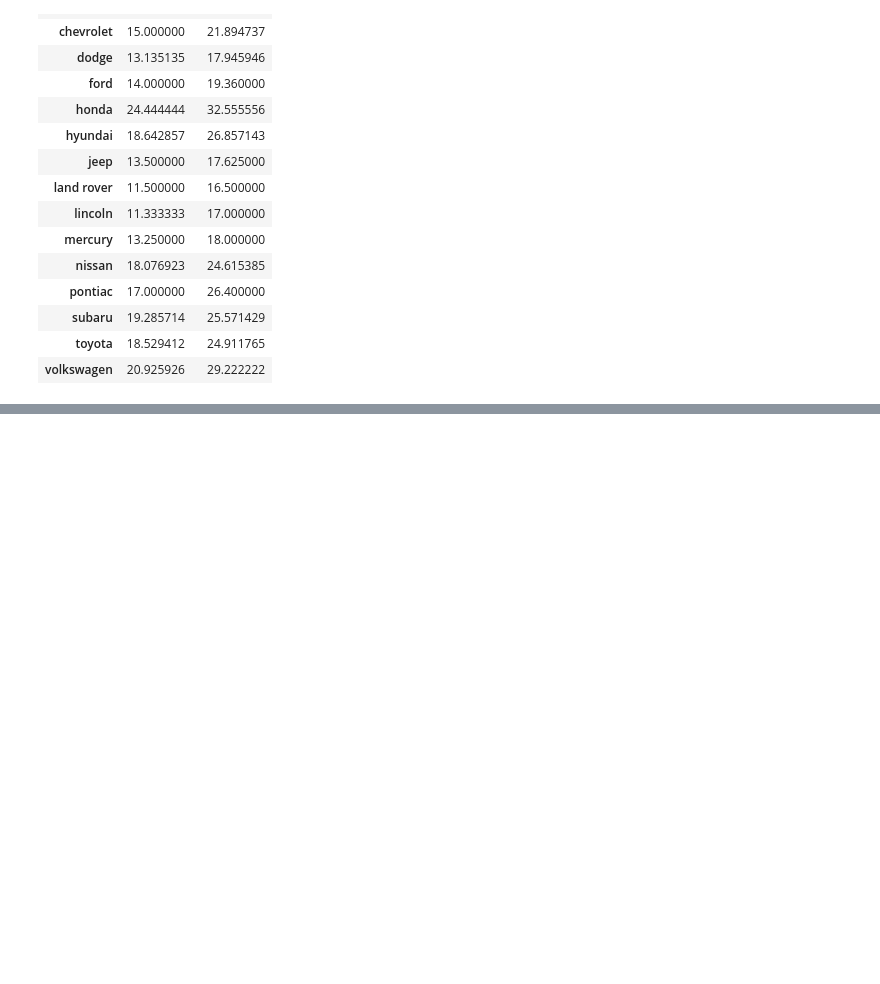
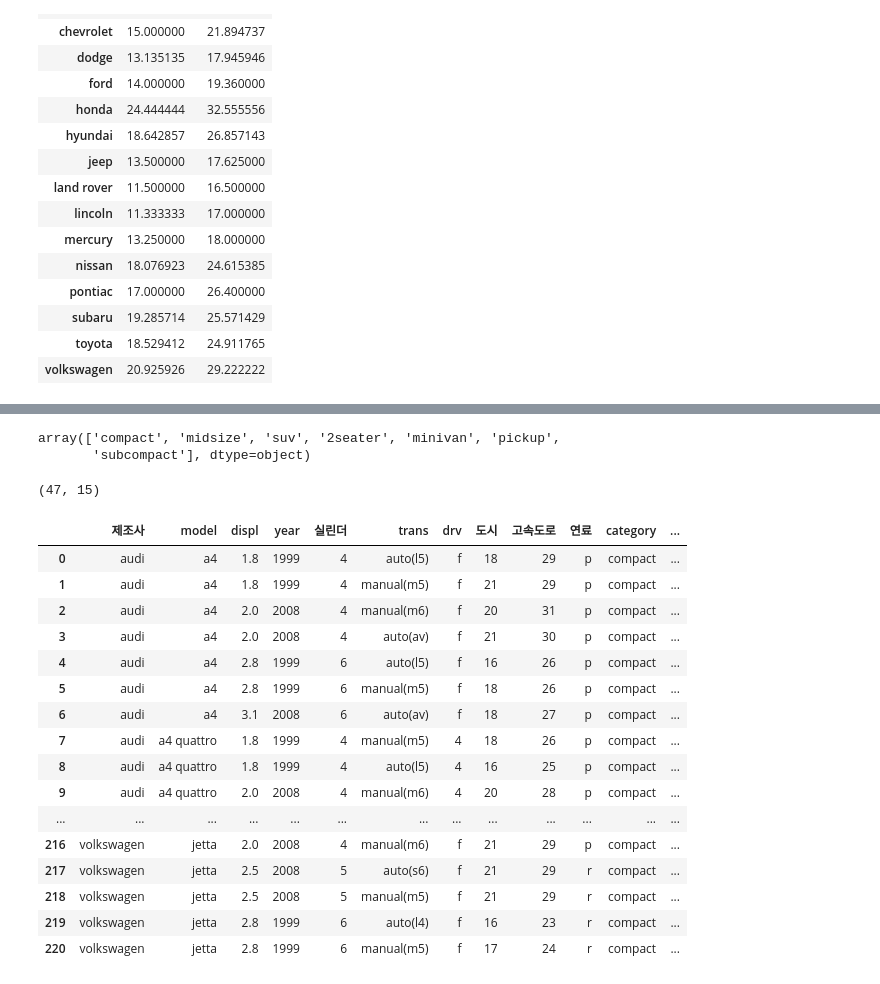
Before and after one commit to jung79human79/datasql, a Jupyter notebook: 02. 파이썬 라이브러리/ex04 pandas_mpg.ipynb, the cells around one changed output, grey strips where cells are left out. Drawn from its saved outputs; the diff is of its cells as text; code cells hidden in the pictures; blank space fills up the shorter version.

```diff
--- a/02. 파이썬 라이브러리/ex04 pandas_mpg.ipynb
+++ b/02. 파이썬 라이브러리/ex04 pandas_mpg.ipynb
@@ -478,0 +499,9 @@ mpg_copy.groupby('제조사').agg(도시평균=('도시','mean'),고소도로평
+# %%
+# 1.numpy에 있는 where 함수사용!!
+# 사용법: np.where(조건식 ,True일때 결과값 ,False일때 결과값)
+import numpy as np
+np.where(mpg_copy['연비평균']>=20 , 'pass' ,'fail')
+
+# 결과 라는 컬럼명으로 파생변수
+mpg_copy['결과'] = np.where(mpg_copy['연비평균']>=20 , 'pass' ,'fail')
+mpg_copy
@@ -478,0 +556,4 @@ mpg_copy.groupby('제조사').agg(도시평균=('도시','mean'),고소도로평
+# %%
+# 결과2 로 파생변수 만들기
+mpg_copy['결과2'] = np.where(mpg_copy['연비평균']>=25 , 'best' ,np.where(mpg_copy['연비평균']>=20 ,'pass' , 'fail'))
+mpg_copy
@@ -478,0 +580,21 @@ mpg_copy.groupby('제조사').agg(도시평균=('도시','mean'),고소도로평
+# %%
+# apply 매개변수로 사용되는 함수에는 매개변수가 데이터 프레임이 들어감
+# row = mpg_copy가 들어감
+def makeGrade(row):
+    mean = row['연비평균']
+    if mean>=25:
+        return 'A'
+    elif mean>=20:
+        return 'B'
+    elif mean>=17:
+        return 'C'
+    elif mean>=15:
+        return 'D'
+    else :
+        return 'F'
+# %%
+# 시리즈 형식 출력 # 위의 함수를 선언하고 apply함수에 함수를 매개변수로 넣으니 적용가능함)
+mpg_copy.apply(makeGrade, axis=1)
+# grade 라는 파생변수 만들기
+mpg_copy['grade']= mpg_copy.apply(makeGrade, axis=1)  # axis=1은 연비평균열의 값을 읽어 등급 설정
+mpg_copy
@@ -478,0 +744,32 @@ mpg_copy.groupby('제조사').agg(도시평균=('도시','mean'),고소도로평
+# %%
+mpg_copy['category'].unique()
+# %% [output]
+array(['compact', 'midsize', 'suv', '2seater', 'minivan', 'pickup',
+       'subcompact'], dtype=object)
+# %%
+# .query함수
+mpg_copy.query('category== "compact"').shape
+# %% [output]
+(47, 15)
+# %%
+# 변수대입
+mpg_category_compact = mpg_copy.query('category== "compact"')
+mpg_category_compact
+# %% [output]
+|  | 제조사 | model | displ | year | 실린더 | trans | drv | 도시 | 고속도로 | 연료 | category | ... |
+| 0 | audi | a4 | 1.8 | 1999 | 4 | auto(l5) | f | 18 | 29 | p | compact | ... |
+| 1 | audi | a4 | 1.8 | 1999 | 4 | manual(m5) | f | 21 | 29 | p | compact | ... |
+| 2 | audi | a4 | 2.0 | 2008 | 4 | manual(m6) | f | 20 | 31 | p | compact | ... |
+| 3 | audi | a4 | 2.0 | 2008 | 4 | auto(av) | f | 21 | 30 | p | compact | ... |
+| 4 | audi | a4 | 2.8 | 1999 | 6 | auto(l5) | f | 16 | 26 | p | compact | ... |
+| 5 | audi | a4 | 2.8 | 1999 | 6 | manual(m5) | f | 18 | 26 | p | compact | ... |
+| 6 | audi | a4 | 3.1 | 2008 | 6 | auto(av) | f | 18 | 27 | p | compact | ... |
+| 7 | audi | a4 quattro | 1.8 | 1999 | 4 | manual(m5) | 4 | 18 | 26 | p | compact | ... |
+| 8 | audi | a4 quattro | 1.8 | 1999 | 4 | auto(l5) | 4 | 16 | 25 | p | compact | ... |
+| 9 | audi | a4 quattro | 2.0 | 2008 | 4 | manual(m6) | 4 | 20 | 28 | p | compact | ... |
+| ... | ... | ... | ... | ... | ... | ... | ... | ... | ... | ... | ... | ... |
+| 216 | volkswagen | jetta | 2.0 | 2008 | 4 | manual(m6) | f | 21 | 29 | p | compact | ... |
+| 217 | volkswagen | jetta | 2.5 | 2008 | 5 | auto(s6) | f | 21 | 29 | r | compact | ... |
+| 218 | volkswagen | jetta | 2.5 | 2008 | 5 | manual(m5) | f | 21 | 29 | r | compact | ... |
+| 219 | volkswagen | jetta | 2.8 | 1999 | 6 | auto(l4) | f | 16 | 23 | r | compact | ... |
+| 220 | volkswagen | jetta | 2.8 | 1999 | 6 | manual(m5) | f | 17 | 24 | r | compact | ... |
```
Also changed, not shown: parts of 22 cells of this notebook, 8 other files.
